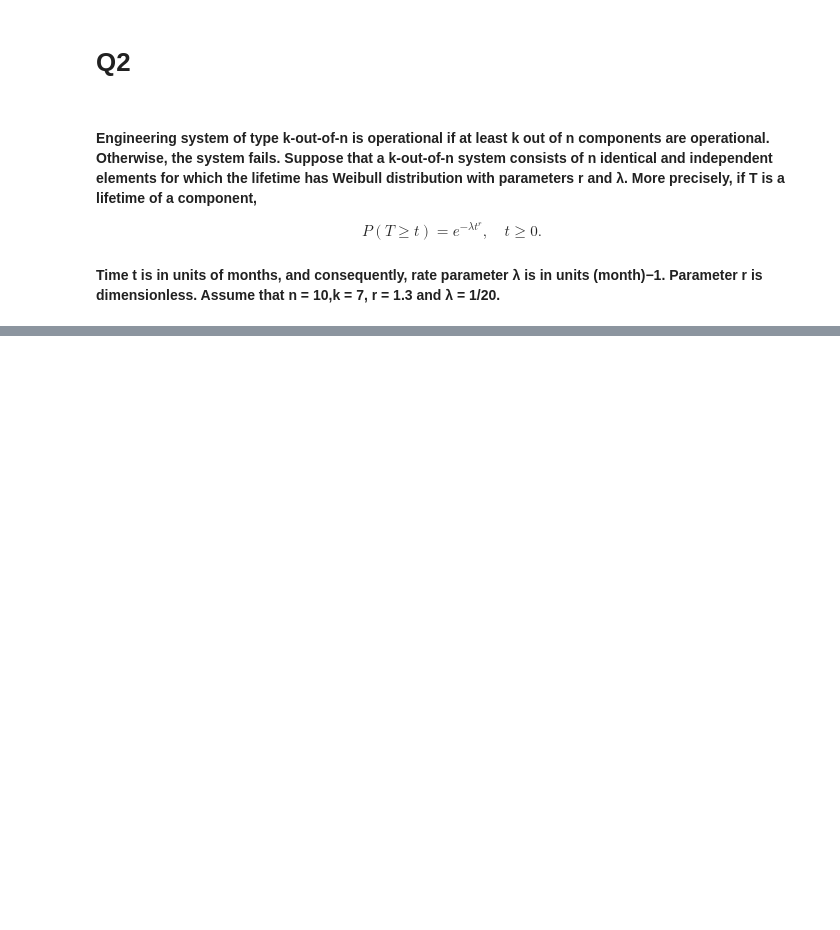
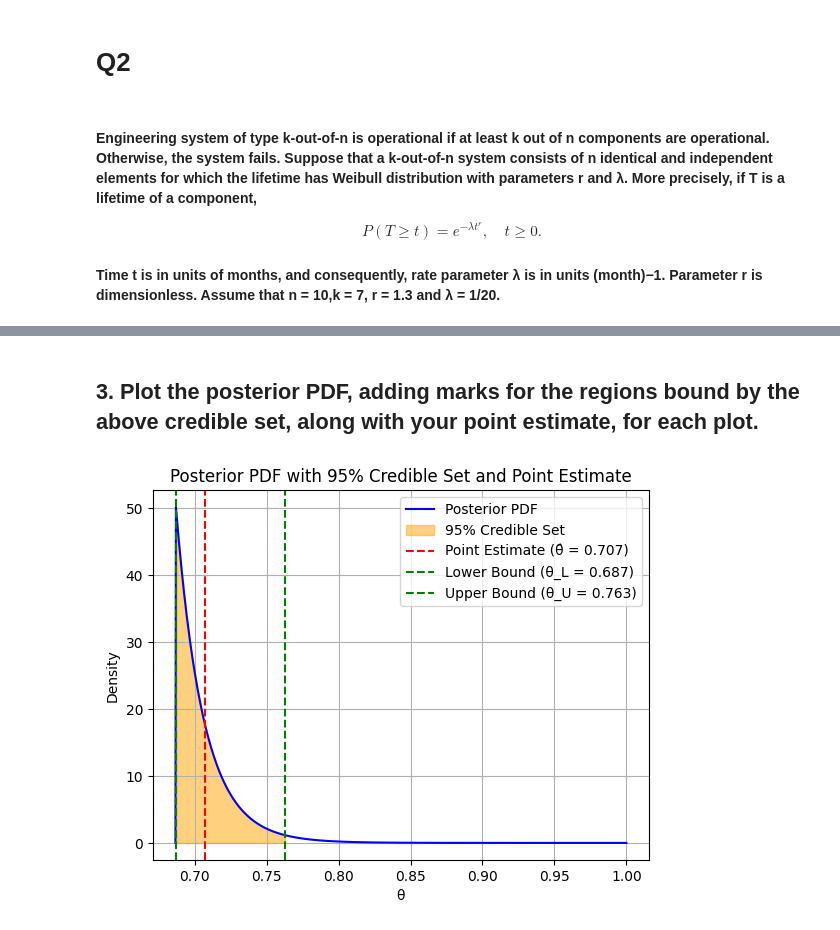
Before and after one commit to Amehroke/GaTech_BayesianStats, a Jupyter notebook: Hw /Hw2.ipynb, the cells around one changed output, grey strips where cells are left out. Drawn from its saved outputs; the diff is of its cells as text; code cells hidden in the pictures; blank space fills up the shorter version.

```diff
--- a/Hw /Hw2.ipynb
+++ b/Hw /Hw2.ipynb
@@ -188,0 +663,39 @@ $$
+# %% [markdown]
+## 3. Plot the posterior PDF, adding marks for the regions bound by the above credible set, along with your point estimate, for each plot.
+# %%
+import numpy as np
+import matplotlib.pyplot as plt
+
+# Parameters
+alpha, c = 35, 0.68665
+
+# Define posterior PDF
+def posterior_pdf(theta, alpha, c):
+    return (alpha * c**alpha) / theta**(alpha + 1) if theta > c else 0
+
+# Generate theta values and posterior probabilities
+theta_values = np.linspace(c, 1, 1000)
+posterior_values = [posterior_pdf(theta, alpha, c) for theta in theta_values]
+
+# Point estimate and credible set bounds
+theta_hat = (alpha / (alpha - 1)) * c
+theta_L = c / (0.975 ** (1 / alpha))
+theta_U = c / (0.025 ** (1 / alpha))
+
+# Plot posterior PDF
+plt.plot(theta_values, posterior_values, label="Posterior PDF", color="blue")
+plt.fill_between(theta_values, posterior_values, where=(theta_values >= theta_L) & (theta_values <= theta_U),
+                 color="orange", alpha=0.5, label="95% Credible Set")
+plt.axvline(theta_hat, color="red", linestyle="--", label=f"Point Estimate (θ̂ = {theta_hat:.3f})")
+plt.axvline(theta_L, color="green", linestyle="--", label=f"Lower Bound (θ_L = {theta_L:.3f})")
+plt.axvline(theta_U, color="green", linestyle="--", label=f"Upper Bound (θ_U = {theta_U:.3f})")
+
+# Formatting
+plt.title("Posterior PDF with 95% Credible Set and Point Estimate")
+plt.xlabel("θ")
+plt.ylabel("Density")
+plt.legend()
+plt.grid()
+plt.show()
+# %% [output]
+[figure, added]
```
Also changed, not shown: parts of 17 cells of this notebook.
